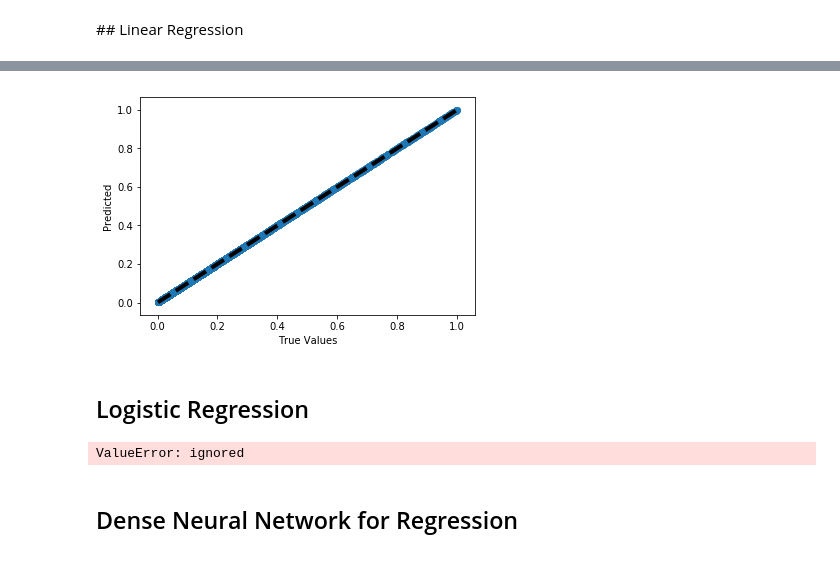
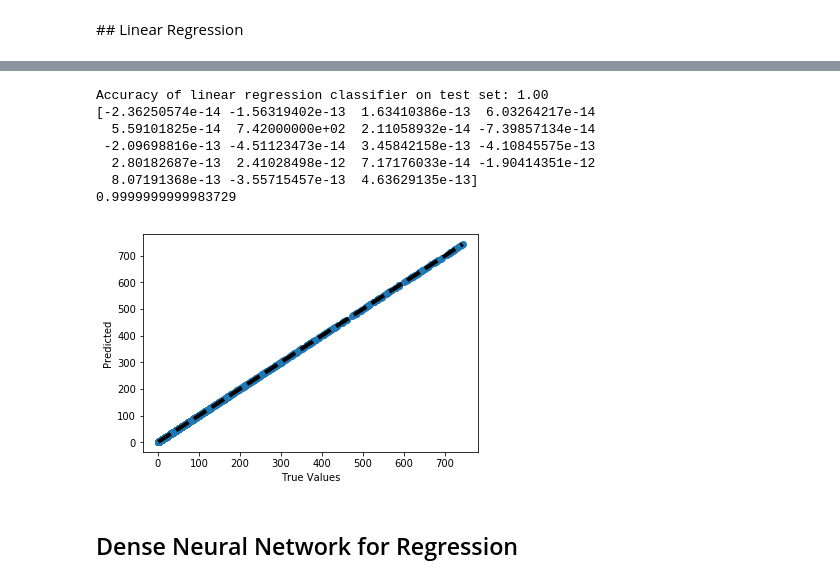
Before and after one commit to lrodrigocareaga/thesis, a Jupyter notebook: MosquitoHybridModel.ipynb, the cells around one changed output, grey strips where cells are left out. Saved outputs shown, nothing was run; the diff lists cells and outputs as text; code cells hidden in the pictures.

```diff
--- a/MosquitoHybridModel.ipynb
+++ b/MosquitoHybridModel.ipynb
@@ -785,20 +341,0 @@ Accuracy of linear regression classifier on test set: 1.00
-# %%
-fig, ax = plt.subplots()
-ax.scatter(testY, y_predLinear)
-ax.plot([testY.min(), testY.max()], [testY.min(), testY.max()], 'k--', lw=4)
-ax.set_xlabel('True Values')
-ax.set_ylabel('Predicted')
-plt.savefig('Linear.eps', format='eps', dpi=900)
-plt.show()
-# %% [output]
-[figure, removed]
-# %% [markdown]
-## Logistic Regression
-# %%
-logreg = LogisticRegression()
-logreg.fit(trainX, trainY)
-
-y_predLog = logreg.predict(testX)
-print('Accuracy of linear regression classifier on test set: {:.2f}'.format(logreg.score(testX,testY)))
-# %% [output]
-ValueError: ignored
@@ -834,3 +342,39 @@ plt.show()'''
+# %%
+def linearRegressionFunct(X,y):
+  scoresCoef = []
+  linreg = LinearRegression()
+  cv = KFold(n_splits=10, random_state=1, shuffle=True)
+
+  for train_index, test_index in cv.split(X):
+    X_train, X_test, y_train, y_test = X[train_index], X[test_index], y[train_index], y[test_index]
+    linreg.fit(X_train, y_train)
+    y_pred = linreg.predict(X_test)
+
+  print('Accuracy of linear regression classifier on test set: {:.2f}'.format(linreg.score(X_test,y_test)))
+  #print('Accuracy of logistic regression classifier on test set: {:.2f}'.format(linreg.score(testX, testY))
+  print(linreg.coef_)
+  print(linreg.intercept_)
+
+
+  fig, ax = plt.subplots()
+  ax.scatter(y_test, y_pred)
+  ax.plot([y_test.min(), y_test.max()], [y_test.min(), y_test.max()], 'k--', lw=4)
+  ax.set_xlabel('True Values')
+  ax.set_ylabel('Predicted')
+  plt.savefig('linreg.eps', format='eps', dpi=900)
+
+  return plt.show()
+# %%
+linearRegressionFunct(X,y)
+# %% [output]
+Accuracy of linear regression classifier on test set: 1.00
+[-2.36250574e-14 -1.56319402e-13  1.63410386e-13  6.03264217e-14
+  5.59101825e-14  7.42000000e+02  2.11058932e-14 -7.39857134e-14
+ -2.09698816e-13 -4.51123473e-14  3.45842158e-13 -4.10845575e-13
+  2.80182687e-13  2.41028498e-12  7.17176033e-14 -1.90414351e-12
+  8.07191368e-13 -3.55715457e-13  4.63629135e-13]
+0.9999999999983729
+[figure, added]
 # %% [markdown]
 ## Dense Neural Network for Regression
 # %%
```
Also changed, not shown: parts of 124 cells of this notebook.
